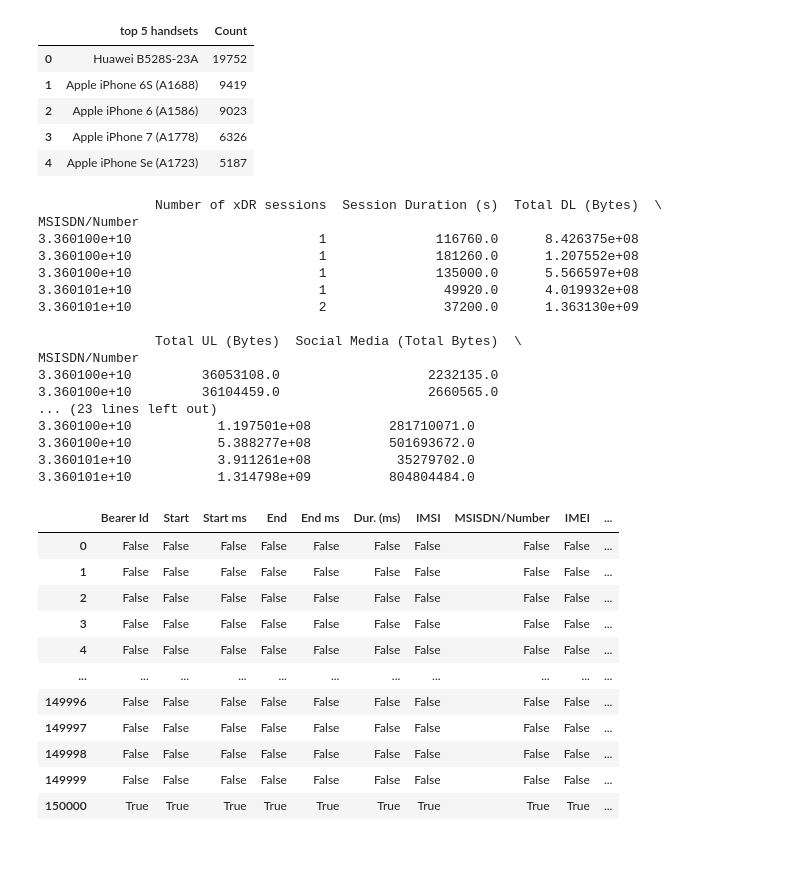
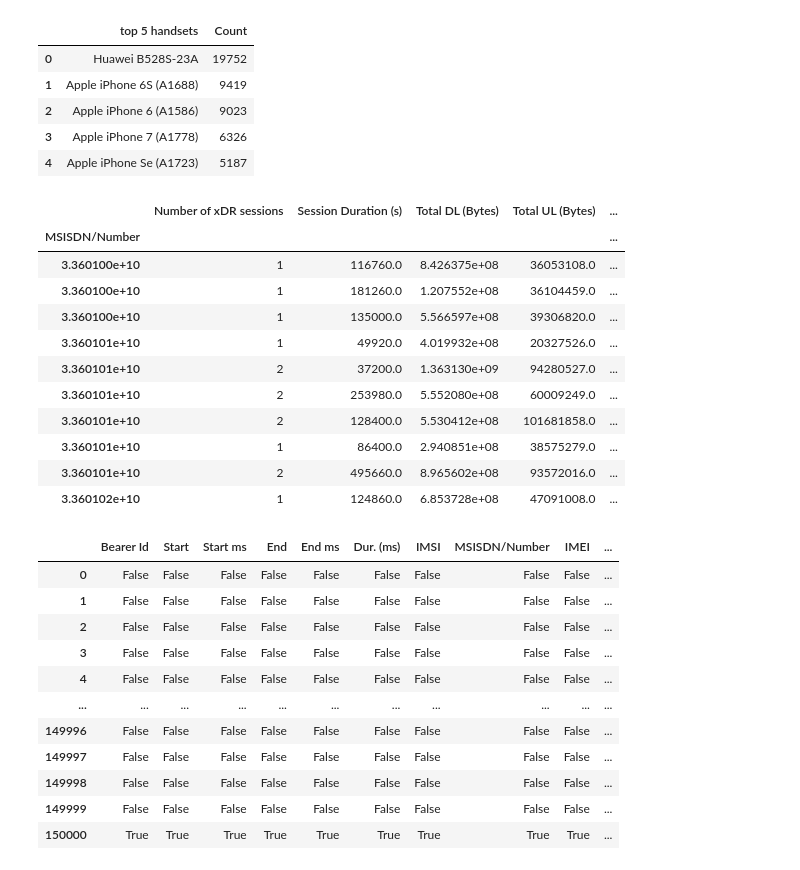
Before and after one commit to merronmuche/telecom_eda, a Jupyter notebook: eda.ipynb, the cells around one changed output. Drawn from its saved outputs; the diff is of its cells as text; code cells hidden in the pictures.

```diff
--- a/eda.ipynb
+++ b/eda.ipynb
@@ -90,51 +102,46 @@ Handset_counts.head(5)
 # Convert 'Start' and 'End' columns to datetime format for better handling
 df['Start'] = pd.to_datetime(df['Start'])
 df['End'] = pd.to_datetime(df['End'])
 
 # Calculate Session Duration in seconds
 df['Session Duration (s)'] = (df['End'] - df['Start']).dt.total_seconds()
 
 # List of applications for which you want to calculate total data volume
 applications = ['Social Media', 'Google', 'Email', 'Youtube', 'Netflix', 'Gaming', 'Other']
 
 # Aggregate per user
 user_aggregated = df.groupby('MSISDN/Number').agg({
     'Bearer Id': 'count',  # Number of xDR sessions
     'Session Duration (s)': 'sum',  # Total session duration
     'Total DL (Bytes)': 'sum',  # Total download data
     'Total UL (Bytes)': 'sum',  # Total upload data
     **{f'{app} DL (Bytes)': 'sum' for app in applications},  # Total download data for each application
     **{f'{app} UL (Bytes)': 'sum' for app in applications}  # Total upload data for each application
 })
 
 # Concatenate download and upload columns for each application
 for app in applications:
     user_aggregated[f'{app} (Total Bytes)'] = user_aggregated[f'{app} DL (Bytes)'] + user_aggregated[f'{app} UL (Bytes)']
     user_aggregated.drop([f'{app} DL (Bytes)', f'{app} UL (Bytes)'], axis=1, inplace=True)
 
 # Rename columns for clarity
 user_aggregated.rename(columns={'Bearer Id': 'Number of xDR sessions'}, inplace=True)
 
 # Display the aggregated information
-print(user_aggregated.head())
+user_aggregated.head(10)
 # %% [output]
-               Number of xDR sessions  Session Duration (s)  Total DL (Bytes)  \
-MSISDN/Number
-3.360100e+10                        1              116760.0      8.426375e+08
-3.360100e+10                        1              181260.0      1.207552e+08
-3.360100e+10                        1              135000.0      5.566597e+08
-3.360101e+10                        1               49920.0      4.019932e+08
-3.360101e+10                        2               37200.0      1.363130e+09
-
-               Total UL (Bytes)  Social Media (Total Bytes)  \
-MSISDN/Number
-3.360100e+10         36053108.0                   2232135.0
-3.360100e+10         36104459.0                   2660565.0
-... (23 lines left out)
-3.360100e+10           1.197501e+08          281710071.0
-3.360100e+10           5.388277e+08          501693672.0
-3.360101e+10           3.911261e+08           35279702.0
-3.360101e+10           1.314798e+09          804804484.0
+|  | Number of xDR sessions | Session Duration (s) | Total DL (Bytes) | Total UL (Bytes) | ... |
+| MSISDN/Number |  |  |  |  | ... |
+| 3.360100e+10 | 1 | 116760.0 | 8.426375e+08 | 36053108.0 | ... |
+| 3.360100e+10 | 1 | 181260.0 | 1.207552e+08 | 36104459.0 | ... |
+| 3.360100e+10 | 1 | 135000.0 | 5.566597e+08 | 39306820.0 | ... |
+| 3.360101e+10 | 1 | 49920.0 | 4.019932e+08 | 20327526.0 | ... |
+| 3.360101e+10 | 2 | 37200.0 | 1.363130e+09 | 94280527.0 | ... |
+| 3.360101e+10 | 2 | 253980.0 | 5.552080e+08 | 60009249.0 | ... |
+| 3.360101e+10 | 2 | 128400.0 | 5.530412e+08 | 101681858.0 | ... |
+| 3.360101e+10 | 1 | 86400.0 | 2.940851e+08 | 38575279.0 | ... |
+| 3.360101e+10 | 2 | 495660.0 | 8.965602e+08 | 93572016.0 | ... |
+| 3.360102e+10 | 1 | 124860.0 | 6.853728e+08 | 47091008.0 | ... |
 # %%
 missing_values = df.isnull()
 missing_values
```
Also changed, not shown: parts of 8 cells of this notebook.
